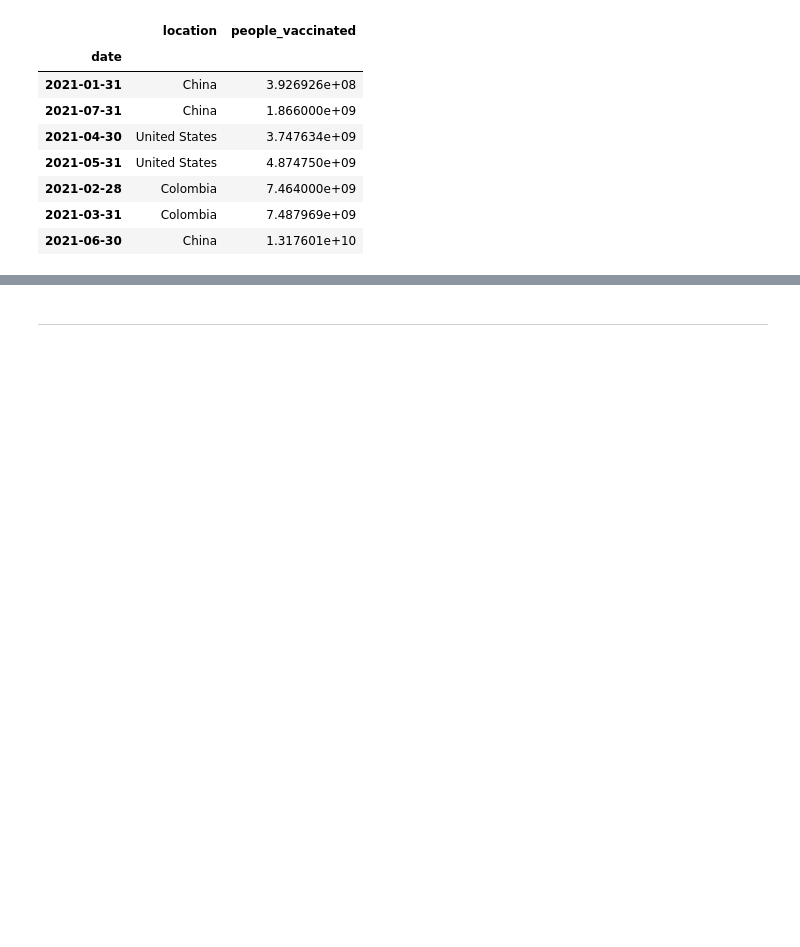
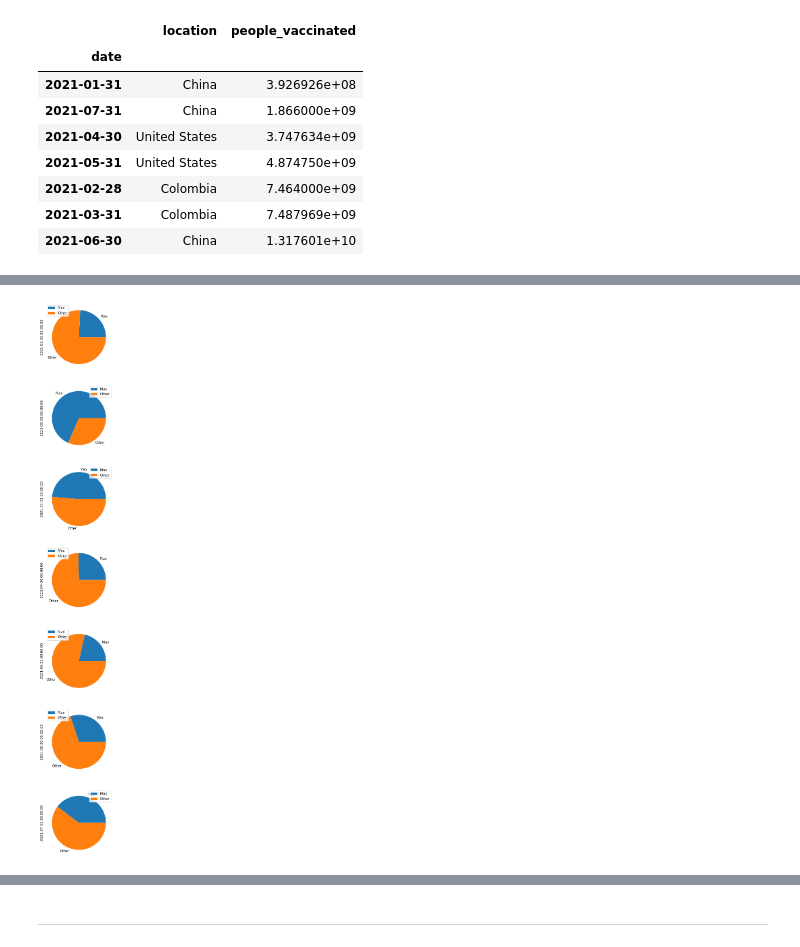
Before and after one commit to FinalProject-P4DS/FinalProject-P4DS, a Jupyter notebook: Final_Project-P4DS.ipynb, the cells around one changed output, grey strips where cells are left out. Cells and saved outputs as stored; diff of their text form; code cells hidden in the pictures; blank space fills up the shorter version.

```diff
--- a/Final_Project-P4DS.ipynb
+++ b/Final_Project-P4DS.ipynb
@@ -788,3 +810,18 @@ max_national_vaccination_each_month
 | 2021-02-28 | Colombia | 7.464000e+09 |
 | 2021-03-31 | Colombia | 7.487969e+09 |
 | 2021-06-30 | China | 1.317601e+10 |
+# %%
+people_vaccinated = national_vacc[['date', 'people_vaccinated']]
+people_vaccinated_2021 = people_vaccinated[people_vaccinated['date'].dt.year == 2021]
+
+num_vaccinations_each_month = people_vaccinated_2021.resample('M', on='date').sum()
+num_vaccinations_each_month.columns = ['World']
+
+max_other_vaccinations = pd.concat([max_national_vaccination_each_month, num_vaccinations_each_month], axis=1)
+max_other_vaccinations['Other'] = max_other_vaccinations['World'] - max_other_vaccinations['people_vaccinated']
+
+max_location = max_other_vaccinations['location']
+pie_vaccinations = max_other_vaccinations[['people_vaccinated', 'Other']]
+pie_vaccinations.columns = ['Max', 'Other']
+pie_vaccinations = pie_vaccinations.transpose()
+pie_vaccinations
@@ -790,0 +832,12 @@ max_national_vaccination_each_month
+# %%
+# plot = pie_vaccinations.plot.pie(subplots=True, figsize=(20, 6))
+
+nrow=7
+ncol=1
+
+# make a list of all dataframes
+fig, ax = plt.subplots(nrow, ncol, figsize=(30,30))
+
+plot = pie_vaccinations.plot.pie(subplots=True, ax=ax)
+# %% [output]
+[figure, added]
```
Also changed, not shown: parts of 19 cells of this notebook.
